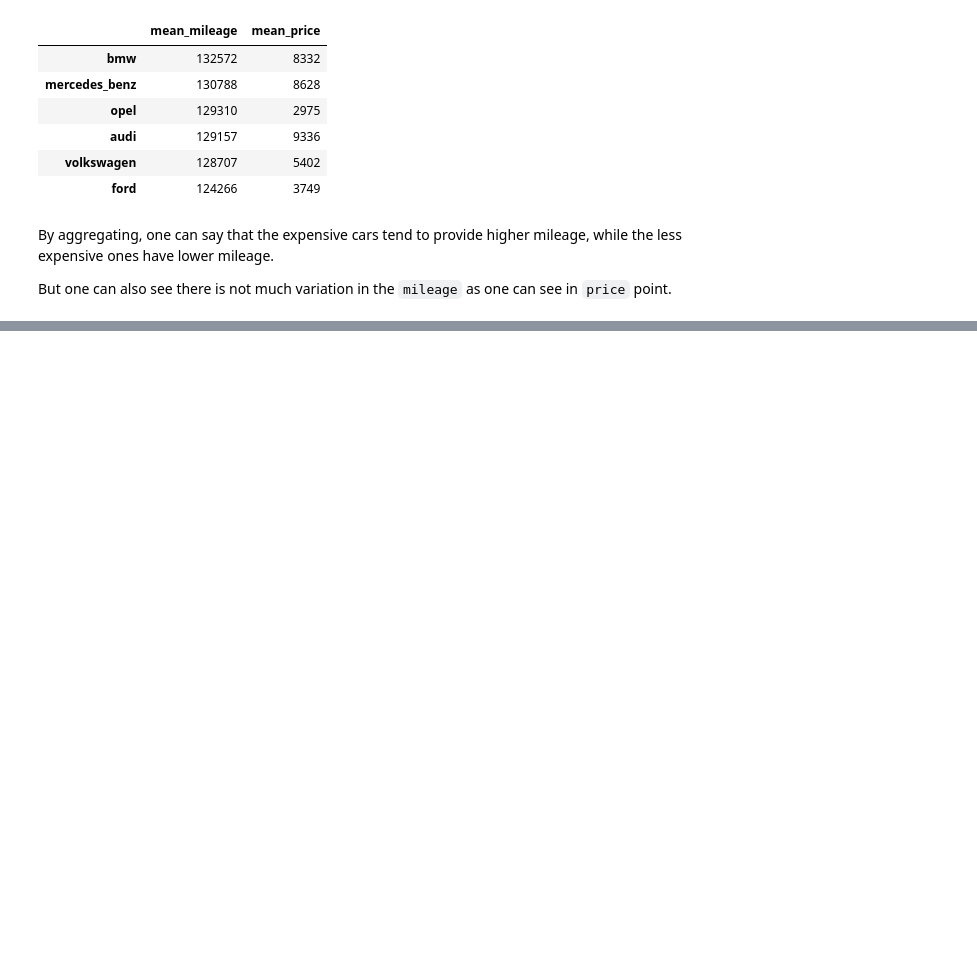
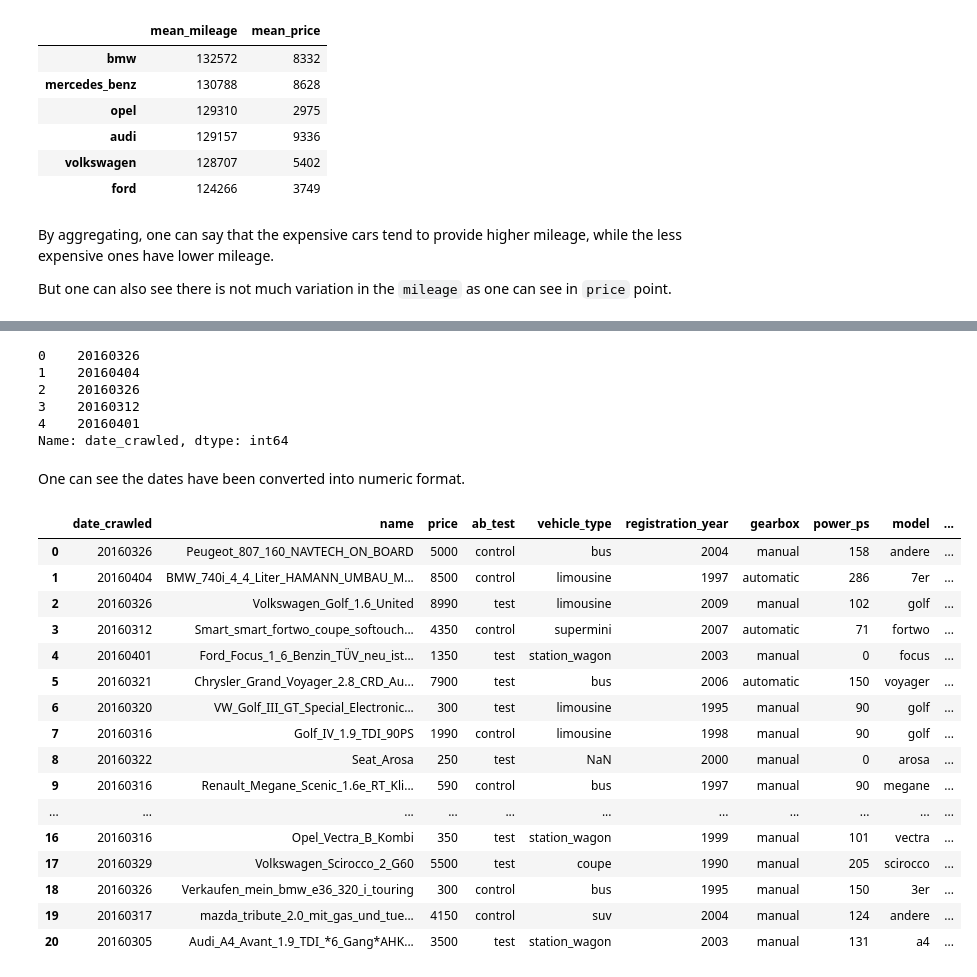
Before and after one commit to PablaOO7/DQ_Guided-Project, a Jupyter notebook: Guided_Project_3_Exploring_Ebay_Car_Sales_Data.ipynb, the cells around one changed output, grey strips where cells are left out. Cells and saved outputs as stored; diff of their text form; code cells hidden in the pictures; blank space fills up the shorter version.

```diff
--- a/Guided_Project_3_Exploring_Ebay_Car_Sales_Data.ipynb
+++ b/Guided_Project_3_Exploring_Ebay_Car_Sales_Data.ipynb
@@ -597,0 +641,24 @@ But one can also see there is not much variation in the `mileage` as one can see
+# %%
+# with reference to above values below are the translated words.
+translated_words = {
+    'bus':'bus',
+    'limousine':'limousine',
+    'kleinwagen':'supermini',
+    'kombi':'station_wagon',
+    'coupe':'coupe',
+    'suv':'suv',
+    'cabrio':'cabrio',
+    'andere' :'other',
+    'manuell':'manual',
+    'automatik':'automatic',
+    'lpg':'lpg',
+    'benzin':'petrol',
+    'diesel':'diesel',
+    'cng':'cng',
+    'hybrid':'hybrid',
+    'elektro':'electro',
+    'nein':'no',
+    'ja':'yes'
+}
+for value in ['vehicle_type','gearbox','fuel_type','unrepaired_damage']:
+    autos[value] = autos[value].map(translated_words) # using map function to replace the values.
@@ -597,0 +697,40 @@ But one can also see there is not much variation in the `mileage` as one can see
+# %%
+date_cols = ['date_crawled','ad_created','last_seen']
+
+for value in date_cols:
+    autos[value] = (autos[value]
+                  .str[:10]
+                  .str.replace('-','')
+                  .astype(int)
+                  )
+# %%
+autos['date_crawled'].head()
+# %% [output]
+0    20160326
+1    20160404
+2    20160326
+3    20160312
+4    20160401
+Name: date_crawled, dtype: int64
+# %% [markdown]
+One can see the dates have been converted into numeric format.
+# %%
+autos.head(20)
+# %% [output]
+|  | date_crawled | name | price | ab_test | vehicle_type | registration_year | gearbox | power_ps | model | ... |
+| 0 | 20160326 | Peugeot_807_160_NAVTECH_ON_BOARD | 5000 | control | bus | 2004 | manual | 158 | andere | ... |
+| 1 | 20160404 | BMW_740i_4_4_Liter_HAMANN_UMBAU_M... | 8500 | control | limousine | 1997 | automatic | 286 | 7er | ... |
+| 2 | 20160326 | Volkswagen_Golf_1.6_United | 8990 | test | limousine | 2009 | manual | 102 | golf | ... |
+| 3 | 20160312 | Smart_smart_fortwo_coupe_softouch... | 4350 | control | supermini | 2007 | automatic | 71 | fortwo | ... |
+| 4 | 20160401 | Ford_Focus_1_6_Benzin_TÜV_neu_ist... | 1350 | test | station_wagon | 2003 | manual | 0 | focus | ... |
+| 5 | 20160321 | Chrysler_Grand_Voyager_2.8_CRD_Au... | 7900 | test | bus | 2006 | automatic | 150 | voyager | ... |
+| 6 | 20160320 | VW_Golf_III_GT_Special_Electronic... | 300 | test | limousine | 1995 | manual | 90 | golf | ... |
+| 7 | 20160316 | Golf_IV_1.9_TDI_90PS | 1990 | control | limousine | 1998 | manual | 90 | golf | ... |
+| 8 | 20160322 | Seat_Arosa | 250 | test | NaN | 2000 | manual | 0 | arosa | ... |
+| 9 | 20160316 | Renault_Megane_Scenic_1.6e_RT_Kli... | 590 | control | bus | 1997 | manual | 90 | megane | ... |
+| ... | ... | ... | ... | ... | ... | ... | ... | ... | ... | ... |
+| 16 | 20160316 | Opel_Vectra_B_Kombi | 350 | test | station_wagon | 1999 | manual | 101 | vectra | ... |
+| 17 | 20160329 | Volkswagen_Scirocco_2_G60 | 5500 | test | coupe | 1990 | manual | 205 | scirocco | ... |
+| 18 | 20160326 | Verkaufen_mein_bmw_e36_320_i_touring | 300 | control | bus | 1995 | manual | 150 | 3er | ... |
+| 19 | 20160317 | mazda_tribute_2.0_mit_gas_und_tue... | 4150 | control | suv | 2004 | manual | 124 | andere | ... |
+| 20 | 20160305 | Audi_A4_Avant_1.9_TDI_*6_Gang*AHK... | 3500 | test | station_wagon | 2003 | manual | 131 | a4 | ... |
```
Also changed, not shown: parts of 23 cells of this notebook.
